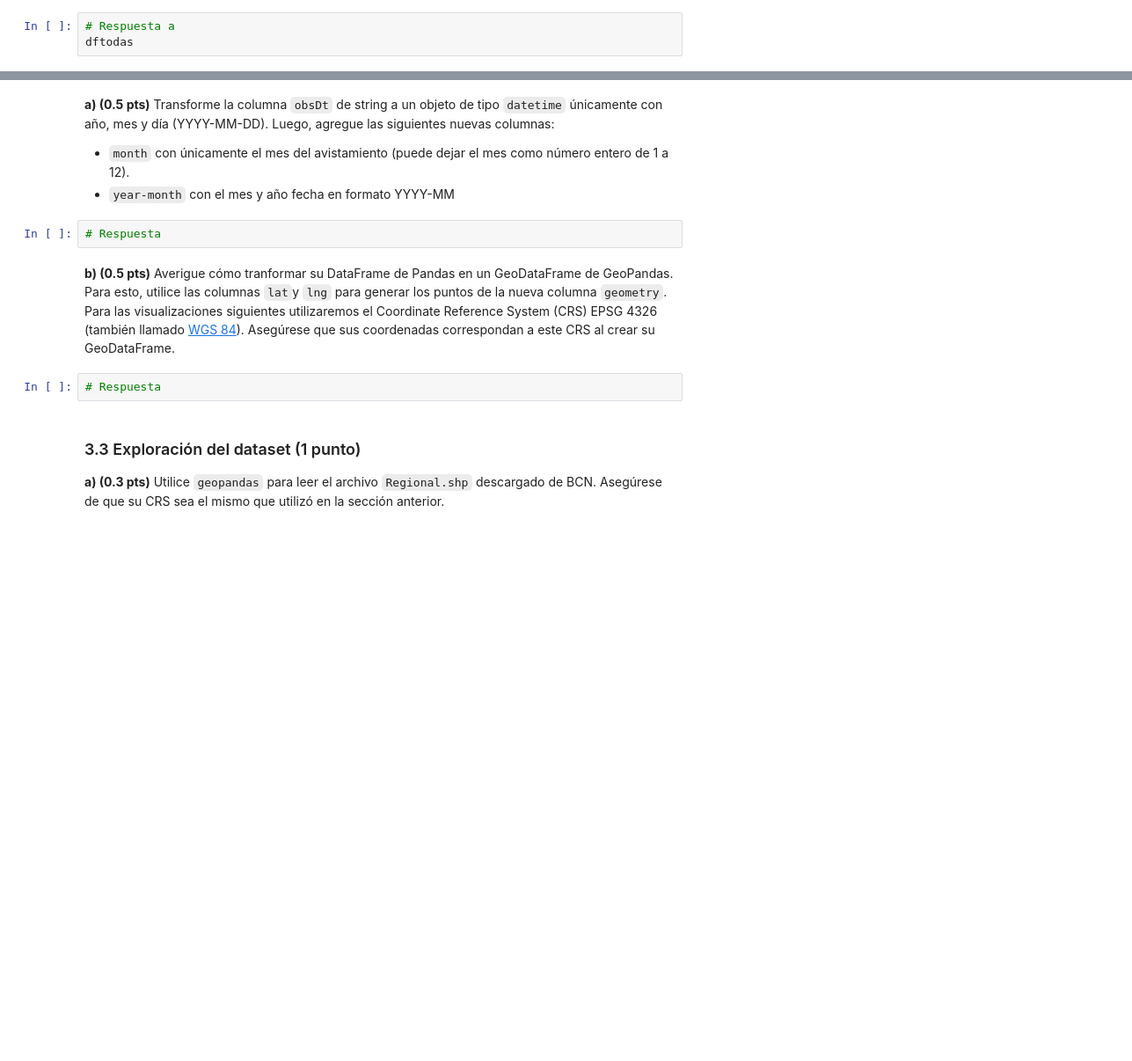
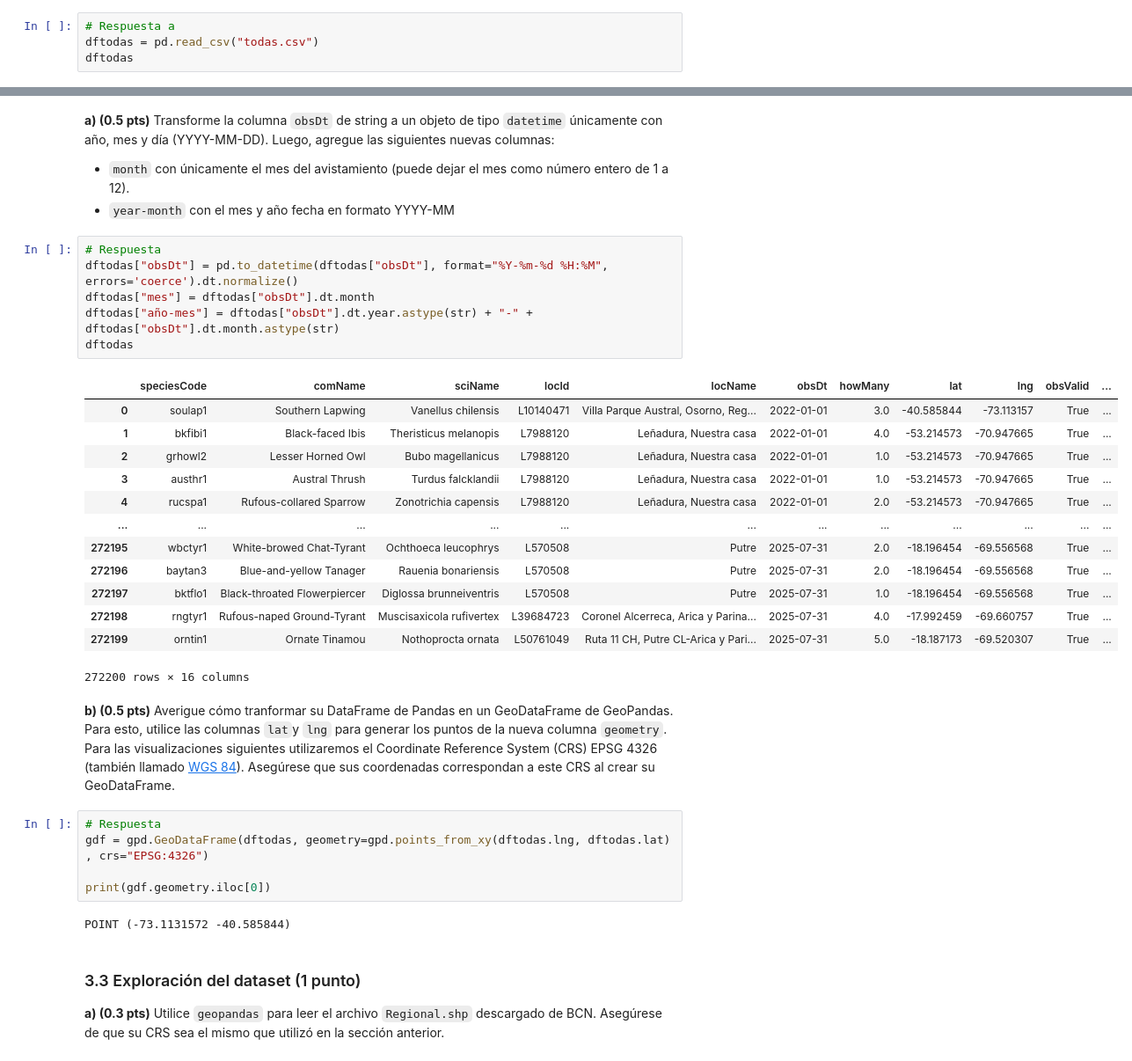
Before and after one commit to GadzuGB1991/IMT2200-Gaspar-Yanez, a Jupyter notebook: Tareas/Tarea 02/IMT2200-25s2 - Tarea 02.ipynb, the cells around one changed output, grey strips where cells are left out. Shown at 88% size. Cells and saved outputs as stored; diff of their text form; blank space fills up the shorter version.

```diff
--- a/Tareas/Tarea 02/IMT2200-25s2 - Tarea 02.ipynb
+++ b/Tareas/Tarea 02/IMT2200-25s2 - Tarea 02.ipynb
@@ -152,6 +152,7 @@ dftodas = pd.DataFrame(avistamientos)
 dftodas.to_csv("todas.csv", index=False)
 # %%
 # Respuesta a
+dftodas = pd.read_csv("todas.csv")
 dftodas
 # %% [output]
 |  | speciesCode | comName | sciName | locId | locName | obsDt | howMany | lat | lng | obsValid | ... |
@@ -197,10 +198,33 @@ Se puede notar que varias especies solo han sido avistadas o informadas una sola
 * `year-month` con el mes y año fecha en formato YYYY-MM
 # %%
 # Respuesta
+dftodas["obsDt"] = pd.to_datetime(dftodas["obsDt"], format="%Y-%m-%d %H:%M", errors='coerce').dt.normalize()
+dftodas["mes"] = dftodas["obsDt"].dt.month
+dftodas["año-mes"] = dftodas["obsDt"].dt.year.astype(str) + "-" + dftodas["obsDt"].dt.month.astype(str)
+dftodas
+# %% [output]
+|  | speciesCode | comName | sciName | locId | locName | obsDt | howMany | lat | lng | obsValid | ... |
+| 0 | soulap1 | Southern Lapwing | Vanellus chilensis | L10140471 | Villa Parque Austral, Osorno, Reg... | 2022-01-01 | 3.0 | -40.585844 | -73.113157 | True | ... |
+| 1 | bkfibi1 | Black-faced Ibis | Theristicus melanopis | L7988120 | Leñadura, Nuestra casa | 2022-01-01 | 4.0 | -53.214573 | -70.947665 | True | ... |
+| 2 | grhowl2 | Lesser Horned Owl | Bubo magellanicus | L7988120 | Leñadura, Nuestra casa | 2022-01-01 | 1.0 | -53.214573 | -70.947665 | True | ... |
+| 3 | austhr1 | Austral Thrush | Turdus falcklandii | L7988120 | Leñadura, Nuestra casa | 2022-01-01 | 1.0 | -53.214573 | -70.947665 | True | ... |
+| 4 | rucspa1 | Rufous-collared Sparrow | Zonotrichia capensis | L7988120 | Leñadura, Nuestra casa | 2022-01-01 | 2.0 | -53.214573 | -70.947665 | True | ... |
+| ... | ... | ... | ... | ... | ... | ... | ... | ... | ... | ... | ... |
+| 272195 | wbctyr1 | White-browed Chat-Tyrant | Ochthoeca leucophrys | L570508 | Putre | 2025-07-31 | 2.0 | -18.196454 | -69.556568 | True | ... |
+| 272196 | baytan3 | Blue-and-yellow Tanager | Rauenia bonariensis | L570508 | Putre | 2025-07-31 | 2.0 | -18.196454 | -69.556568 | True | ... |
+| 272197 | bktflo1 | Black-throated Flowerpiercer | Diglossa brunneiventris | L570508 | Putre | 2025-07-31 | 1.0 | -18.196454 | -69.556568 | True | ... |
+| 272198 | rngtyr1 | Rufous-naped Ground-Tyrant | Muscisaxicola rufivertex | L39684723 | Coronel Alcerreca, Arica y Parina... | 2025-07-31 | 4.0 | -17.992459 | -69.660757 | True | ... |
+| 272199 | orntin1 | Ornate Tinamou | Nothoprocta ornata | L50761049 | Ruta 11 CH, Putre CL-Arica y Pari... | 2025-07-31 | 5.0 | -18.187173 | -69.520307 | True | ... |
+272200 rows × 16 columns
 # %% [markdown]
 **b) (0.5 pts)** Averigue cómo tranformar su DataFrame de Pandas en un GeoDataFrame de GeoPandas. Para esto, utilice las columnas `lat`y `lng` para generar los puntos de la nueva columna `geometry`. Para las visualizaciones siguientes utilizaremos el Coordinate Reference System (CRS) EPSG 4326 (también llamado [WGS 84](https://es.wikipedia.org/wiki/WGS84)). Asegúrese que sus coordenadas correspondan a este CRS al crear su GeoDataFrame.
 # %%
 # Respuesta
+gdf = gpd.GeoDataFrame(dftodas, geometry=gpd.points_from_xy(dftodas.lng, dftodas.lat) , crs="EPSG:4326")
+
+print(gdf.geometry.iloc[0])
+# %% [output]
+POINT (-73.1131572 -40.585844)
 # %% [markdown]
 ### 3.3 Exploración del dataset (1 punto)
 
```
Also changed, not shown: parts of 4 cells of this notebook.
